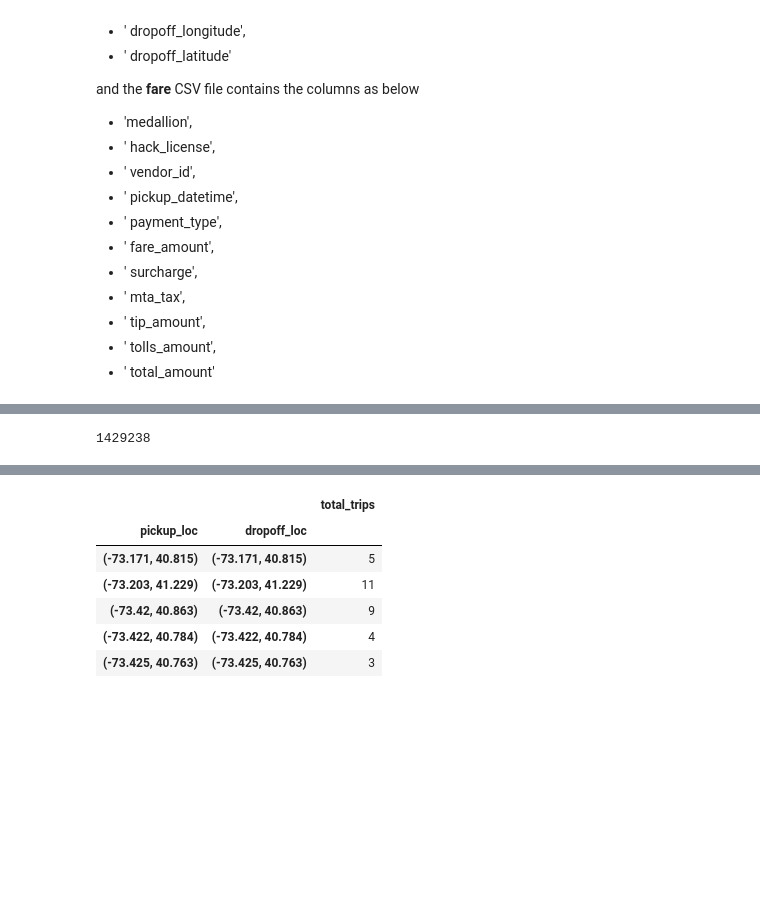
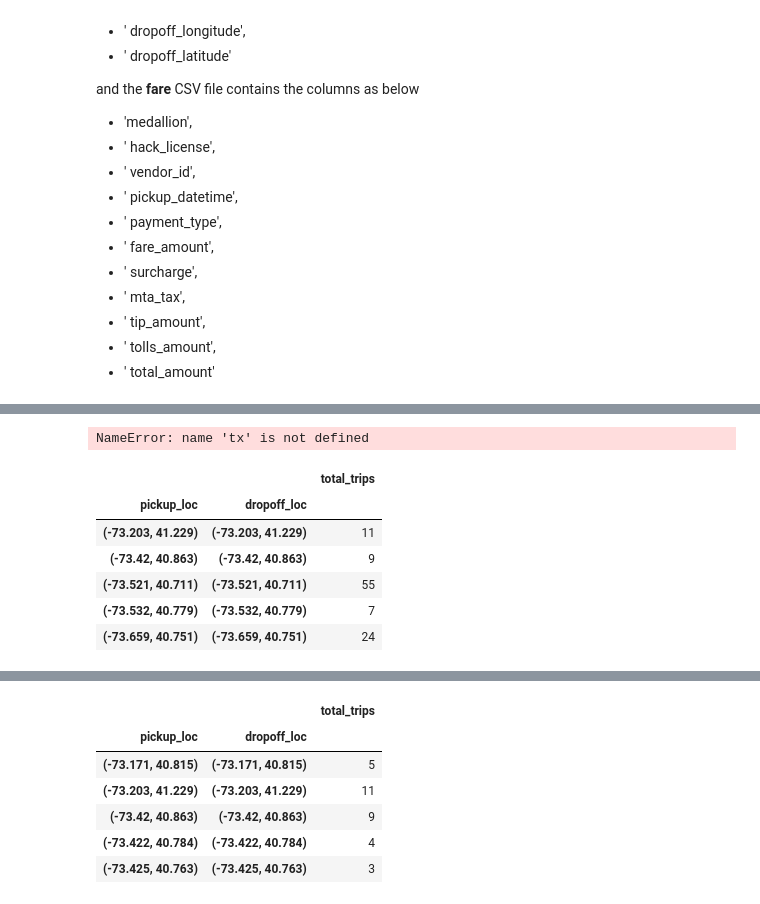
Before and after one commit to eeghor/cbataxi, a Jupyter notebook: cbataxi.ipynb, the cells around one changed output, grey strips where cells are left out. Saved outputs shown, nothing was run; the diff lists cells and outputs as text; code cells hidden in the pictures; blank space fills up the shorter version.

```diff
--- a/cbataxi.ipynb
+++ b/cbataxi.ipynb
@@ -372,11 +375,9 @@ tx.trips.head()
 # %%
 TRIP_ID = ['pickup_loc', 'dropoff_loc']
 
-d1 = tx.trips[TRIP_ID + [' trip_time_in_secs']].dropna(subset=TRIP_ID).groupby(TRIP_ID).count()
-d1 = d1[d1[' trip_time_in_secs'] > 2].rename(columns={' trip_time_in_secs': 'total_trips'})
-tx.trips[TRIP_ID + [' trip_time_in_secs']].join(d1, on=TRIP_ID, how='inner') \
-        .drop('total_trips', axis=1).groupby(TRIP_ID).std()[' trip_time_in_secs'].idxmax()
+d1 = tx.trips[TRIP_ID + [' trip_time_in_secs']].dropna(subset=TRIP_ID + [' trip_time_in_secs']).groupby(TRIP_ID).count()
+d1 = d1[d1[' trip_time_in_secs'].astype(int) > 6].rename(columns={' trip_time_in_secs': 'total_trips'})
+d1['total_trips'] = d1['total_trips'].astype(float)
+d2 = tx.trips[TRIP_ID + [' trip_time_in_secs']].join(d1, how='inner', on=TRIP_ID)
+# %% [output]
+NameError: name 'tx' is not defined
-# %%
-len(d1)
-# %% [output]
-1429238
@@ -382,0 +387,10 @@ len(d1)
+# %%
+d1.head()
+# %% [output]
+|  |  | total_trips |
+| pickup_loc | dropoff_loc |  |
+| (-73.203, 41.229) | (-73.203, 41.229) | 11 |
+| (-73.42, 40.863) | (-73.42, 40.863) | 9 |
+| (-73.521, 40.711) | (-73.521, 40.711) | 55 |
+| (-73.532, 40.779) | (-73.532, 40.779) | 7 |
+| (-73.659, 40.751) | (-73.659, 40.751) | 24 |
```
Also changed, not shown: parts of 11 cells of this notebook.
